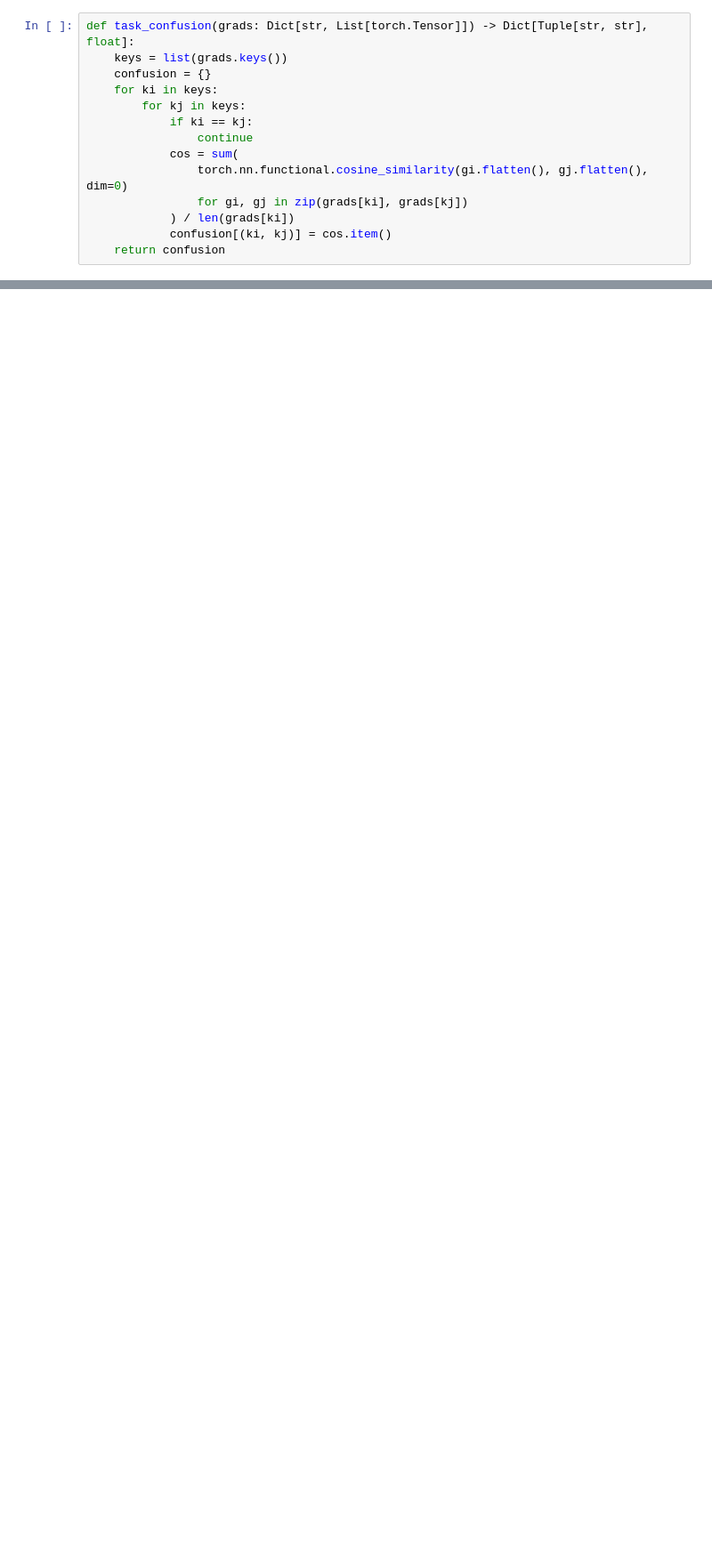
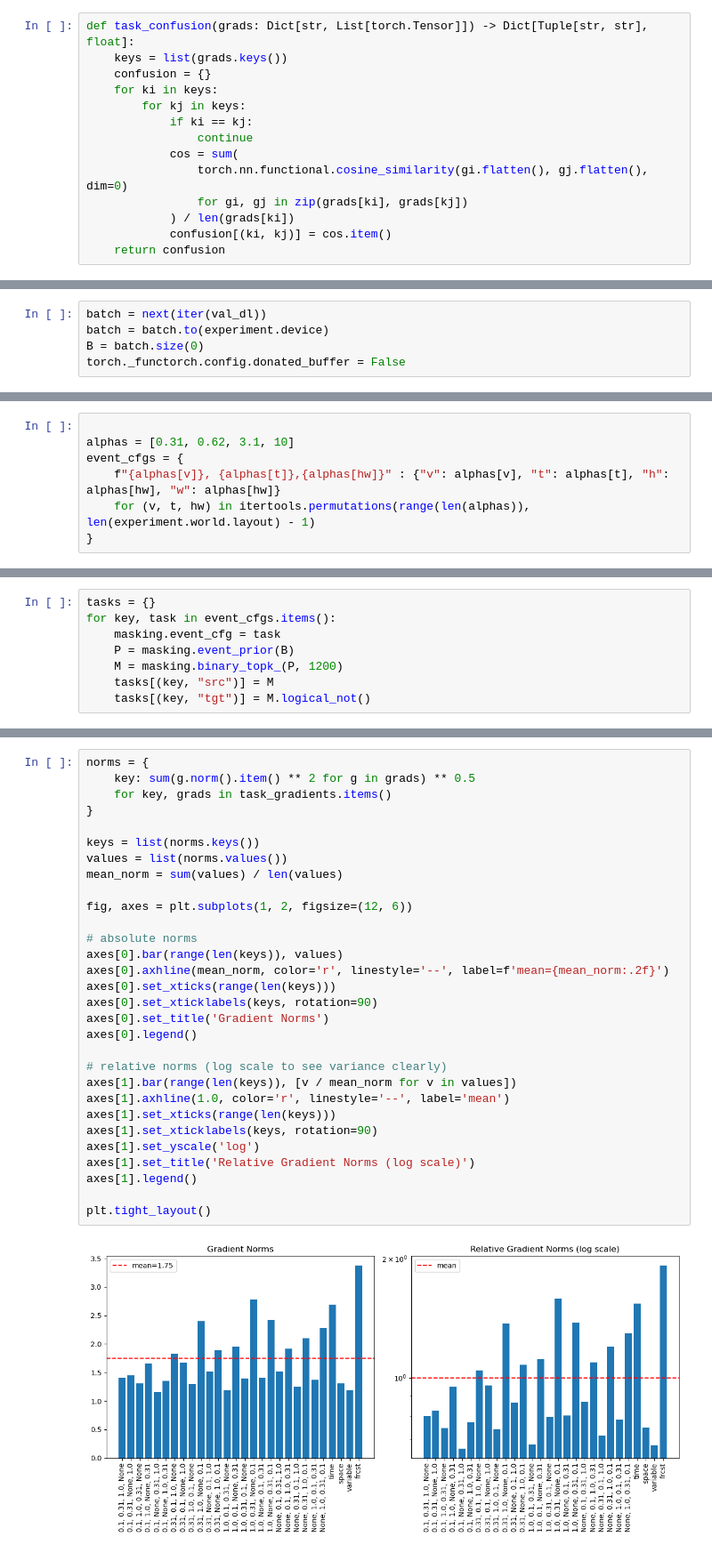
Before and after one commit to jthuemmel/thesis, a Jupyter notebook: newt.ipynb, the cells around one changed output, grey strips where cells are left out. Shown at 89% size. Drawn from its saved outputs; the diff is of its cells as text; blank space fills up the shorter version.

```diff
--- a/newt.ipynb
+++ b/newt.ipynb
@@ -91,0 +85,5 @@ confusion = task_confusion(test)
+# %%
+batch = next(iter(val_dl))
+batch = batch.to(experiment.device)
+B = batch.size(0)
+torch._functorch.config.donated_buffer = False
@@ -91,0 +109,7 @@ confusion = task_confusion(test)
+# %%
+
+alphas = [0.31, 0.62, 3.1, 10]
+event_cfgs = {
+    f"{alphas[v]}, {alphas[t]},{alphas[hw]}" : {"v": alphas[v], "t": alphas[t], "h": alphas[hw], "w": alphas[hw]}
+    for (v, t, hw) in itertools.permutations(range(len(alphas)), len(experiment.world.layout) - 1)
+}
@@ -91,0 +153,8 @@ confusion = task_confusion(test)
+# %%
+tasks = {}
+for key, task in event_cfgs.items():
+    masking.event_cfg = task
+    P = masking.event_prior(B)
+    M = masking.binary_topk_(P, 1200)
+    tasks[(key, "src")] = M
+    tasks[(key, "tgt")] = M.logical_not()
@@ -107,0 +211,32 @@ plt.colorbar(im)
+# %%
+norms = {
+    key: sum(g.norm().item() ** 2 for g in grads) ** 0.5
+    for key, grads in task_gradients.items()
+}
+
+keys = list(norms.keys())
+values = list(norms.values())
+mean_norm = sum(values) / len(values)
+
+fig, axes = plt.subplots(1, 2, figsize=(12, 6))
+
+# absolute norms
+axes[0].bar(range(len(keys)), values)
+axes[0].axhline(mean_norm, color='r', linestyle='--', label=f'mean={mean_norm:.2f}')
+axes[0].set_xticks(range(len(keys)))
+axes[0].set_xticklabels(keys, rotation=90)
+axes[0].set_title('Gradient Norms')
+axes[0].legend()
+
+# relative norms (log scale to see variance clearly)
+axes[1].bar(range(len(keys)), [v / mean_norm for v in values])
+axes[1].axhline(1.0, color='r', linestyle='--', label='mean')
+axes[1].set_xticks(range(len(keys)))
+axes[1].set_xticklabels(keys, rotation=90)
+axes[1].set_yscale('log')
+axes[1].set_title('Relative Gradient Norms (log scale)')
+axes[1].legend()
+
+plt.tight_layout()
+# %% [output]
+[figure, added]
```
Also changed, not shown: parts of 18 cells of this notebook.
